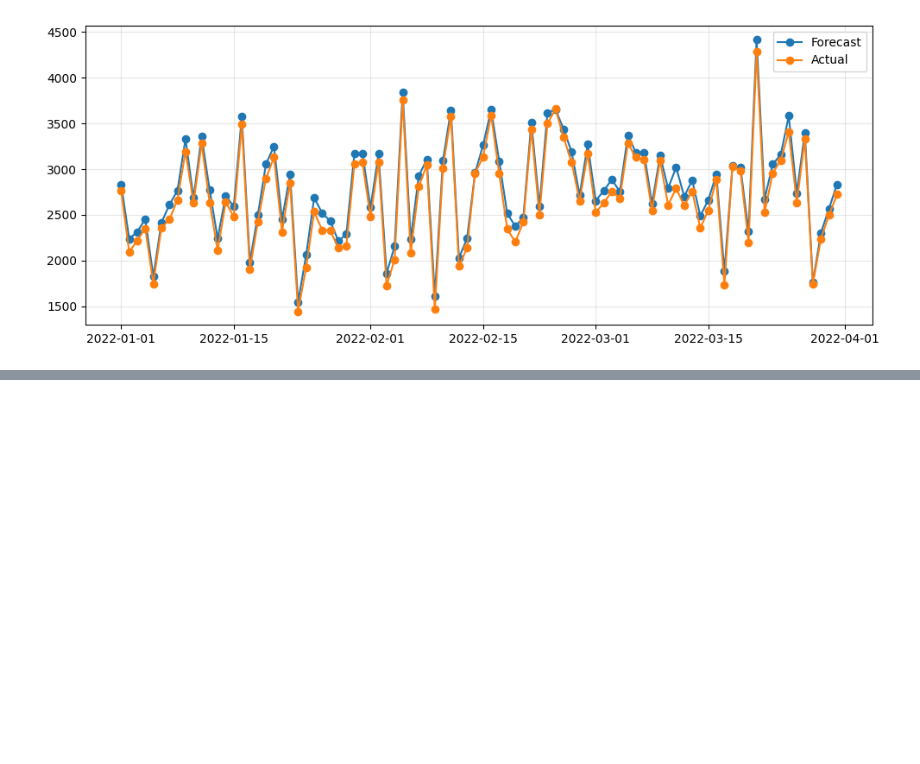
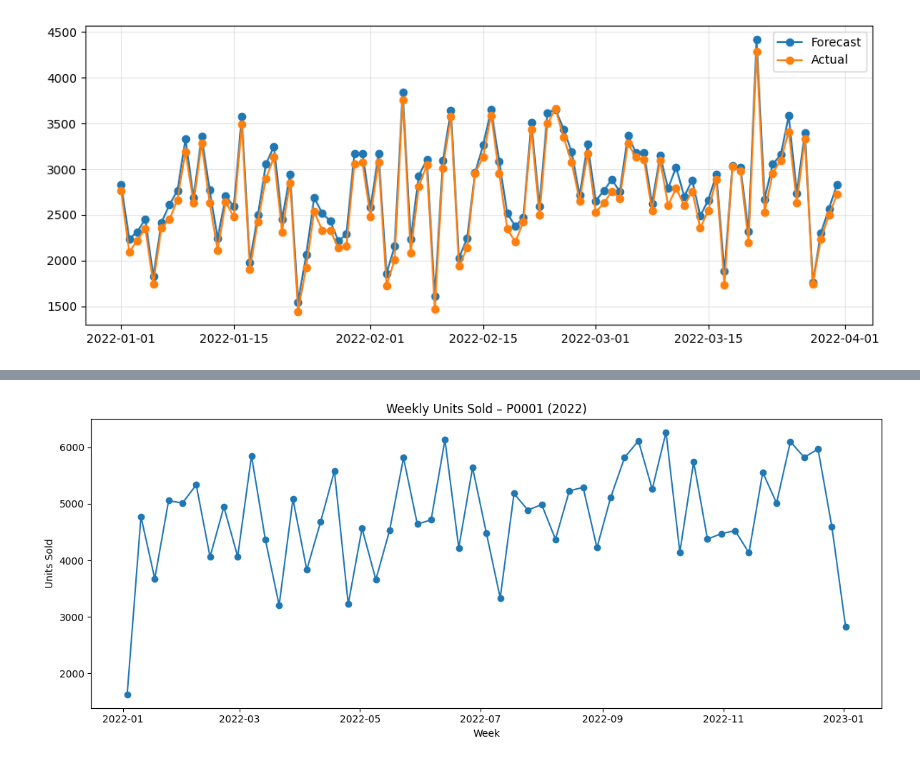
Before and after one commit to tyhuynh03/multi-agent-inventory, a Jupyter notebook: notebook/visualize.ipynb, the cells around one changed output, grey strips where cells are left out. Drawn from its saved outputs; the diff is of its cells as text; code cells hidden in the pictures; blank space fills up the shorter version.

```diff
--- a/notebook/visualize.ipynb
+++ b/notebook/visualize.ipynb
@@ -70,0 +110,11 @@ plt.legend(); plt.grid(True, alpha=0.3); plt.tight_layout(); plt.show()
+# %%
+dfp_w = dfp.resample("W-MON", on="Date")["units_sold"].sum().reset_index()
+plt.figure(figsize=(12,5))
+plt.plot(dfp_w["Date"], dfp_w["units_sold"], marker="o")
+plt.title(f"Weekly Units Sold – {PRODUCT_ID} ({YEAR})")
+plt.xlabel("Week")
+plt.ylabel("Units Sold")
+plt.tight_layout()
+plt.show()
+# %% [output]
+[figure, added]
```
Also changed, not shown: parts of 4 cells of this notebook, 7 other files.
